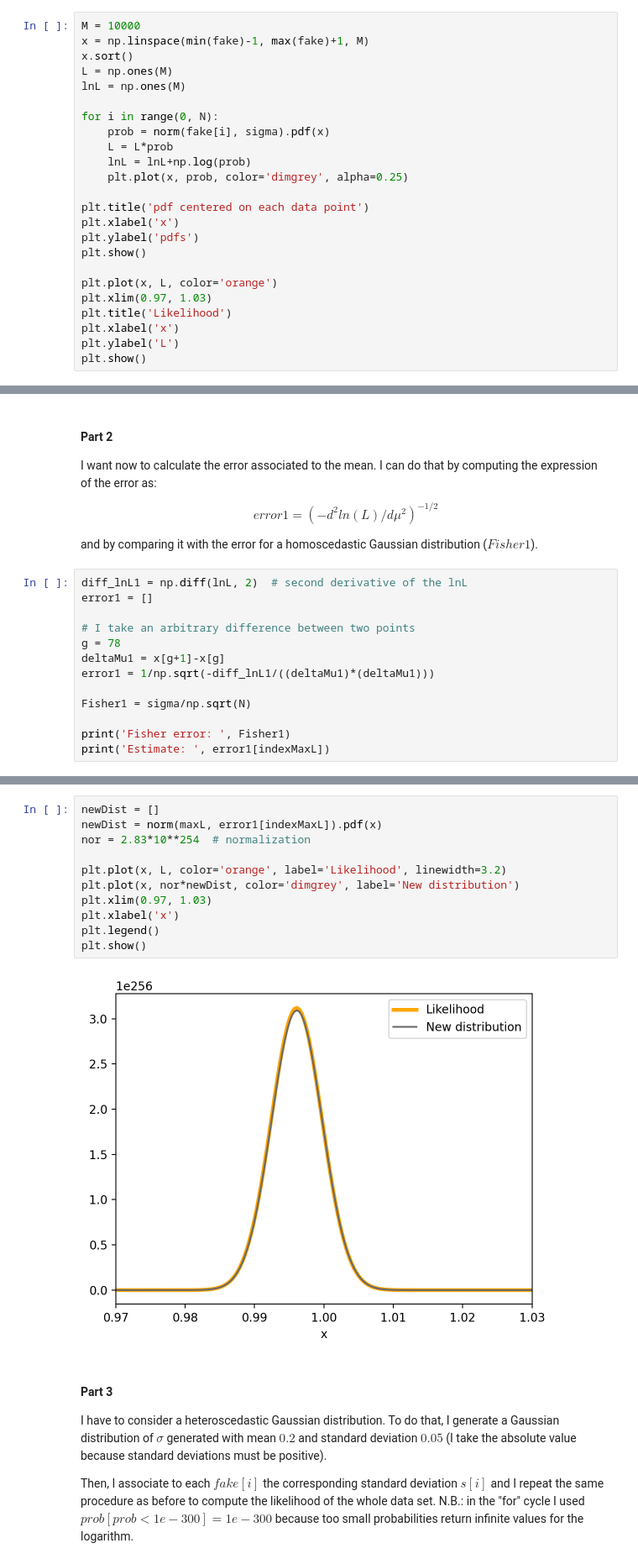
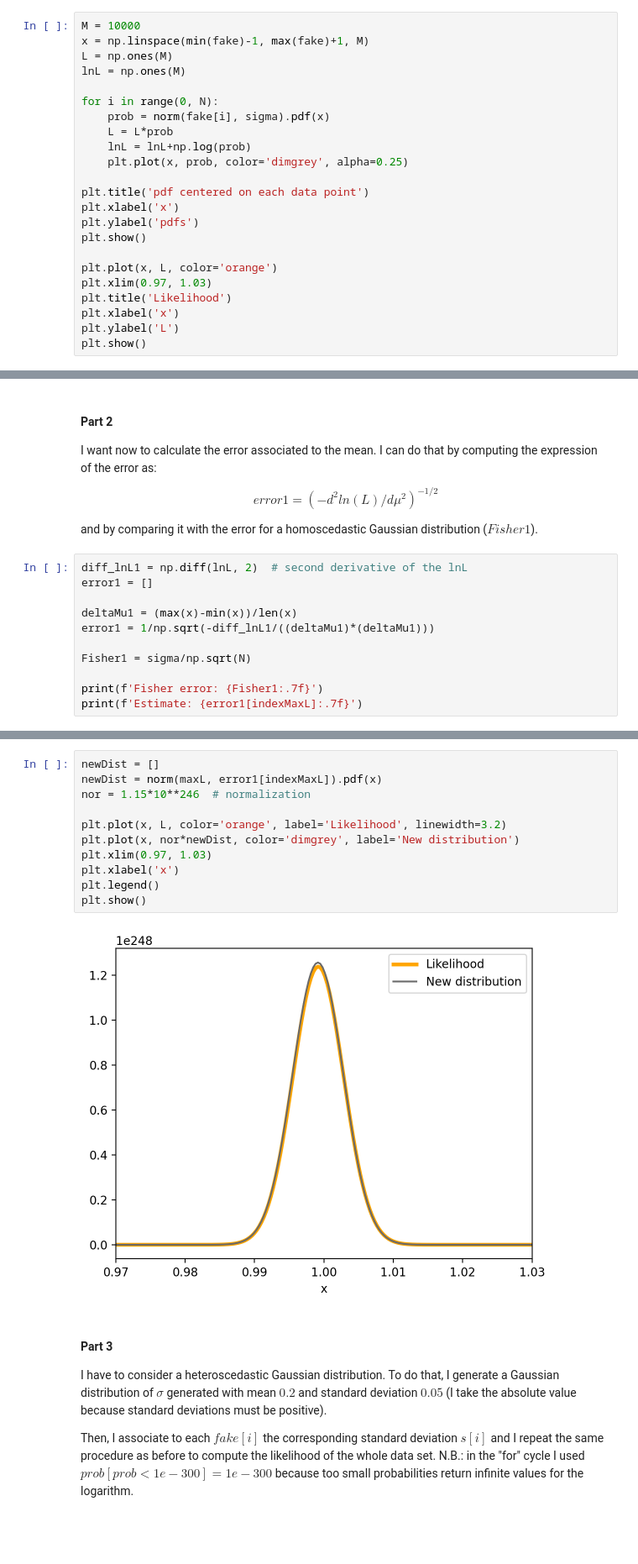
Before and after one commit to BeatriceSala01/astrostatistics_bicocca_2024, a Jupyter notebook: working/6.PositionOfAQuasar.ipynb, the cells around one changed output, grey strips where cells are left out. Shown at 84% size. Cells and saved outputs as stored; diff of their text form; blank space fills up the shorter version.

```diff
--- a/working/6.PositionOfAQuasar.ipynb
+++ b/working/6.PositionOfAQuasar.ipynb
@@ -48,7 +48,6 @@ Then, I compute the probability associated to each data point in the array $fake
 # %%
 M = 10000
 x = np.linspace(min(fake)-1, max(fake)+1, M)
-x.sort()
 L = np.ones(M)
 lnL = np.ones(M)
 
@@ -99,13 +98,11 @@ and by comparing it with the error for a homoscedastic Gaussian distribution ($F
 diff_lnL1 = np.diff(lnL, 2)  # second derivative of the lnL
 error1 = []
 
-# I take an arbitrary difference between two points
-g = 78
-deltaMu1 = x[g+1]-x[g]
+deltaMu1 = (max(x)-min(x))/len(x)
 error1 = 1/np.sqrt(-diff_lnL1/((deltaMu1)*(deltaMu1)))
 
 Fisher1 = sigma/np.sqrt(N)
 
-print('Fisher error: ', Fisher1)
-print('Estimate: ', error1[indexMaxL])
+print(f'Fisher error: {Fisher1:.7f}')
+print(f'Estimate: {error1[indexMaxL]:.7f}')
 # %% [output]
@@ -114,16 +111,16 @@ Estimate:  0.0036514837167877386
 # %%
 newDist = []
 newDist = norm(maxL, error1[indexMaxL]).pdf(x)
-nor = 2.83*10**254  # normalization
+nor = 1.15*10**246  # normalization
 
 plt.plot(x, L, color='orange', label='Likelihood', linewidth=3.2)
 plt.plot(x, nor*newDist, color='dimgrey', label='New distribution')
 plt.xlim(0.97, 1.03)
 plt.xlabel('x')
 plt.legend()
 plt.show()
 # %% [output]
-[figure, old version]
+[figure, new version]
 # %% [markdown]
 #### Part 3
 
```
Also changed, not shown: parts of 8 cells of this notebook.
